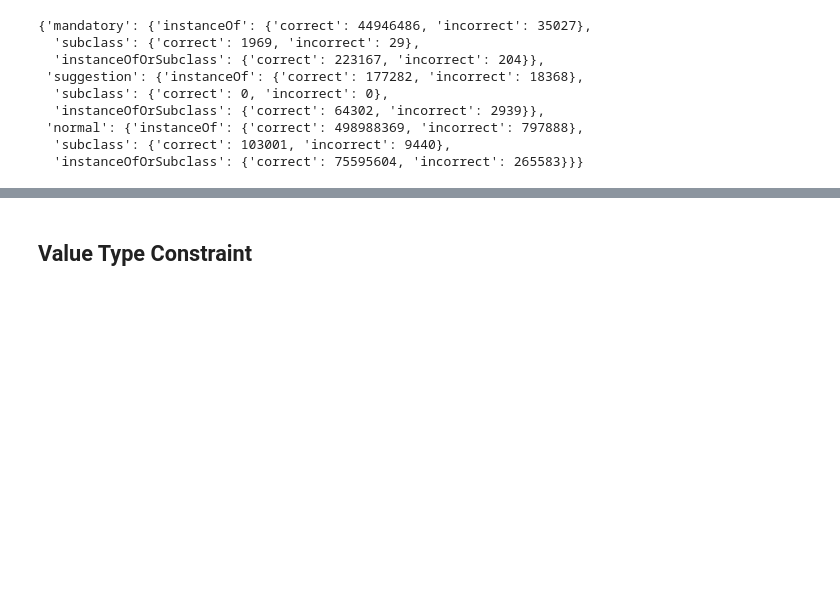
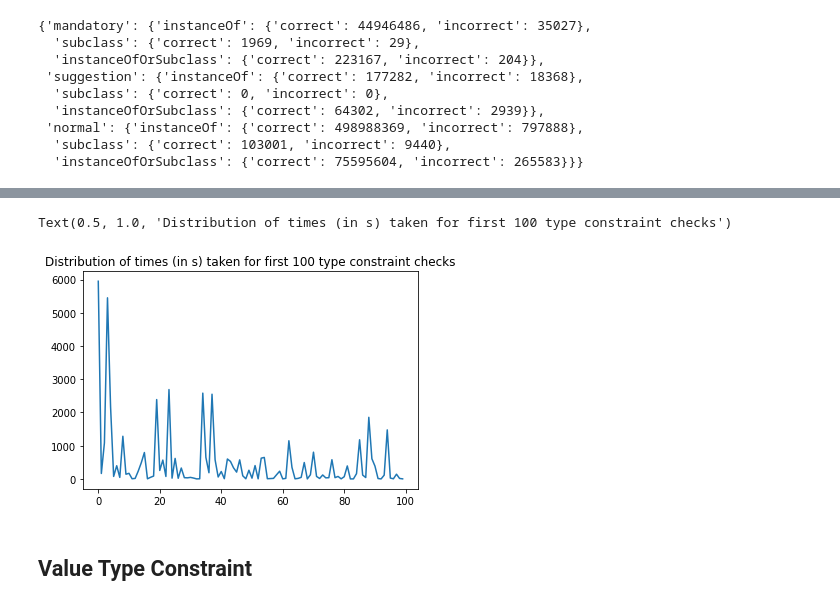
Before and after one commit to usc-isi-i2/wd-quality, a Jupyter notebook: Comprehensive Constraints Analysis.ipynb, the cells around one changed output, grey strips where cells are left out. Cells and saved outputs as stored; diff of their text form; code cells hidden in the pictures; blank space fills up the shorter version.

```diff
--- a/Comprehensive Constraints Analysis.ipynb
+++ b/Comprehensive Constraints Analysis.ipynb
@@ -337,0 +440,30 @@ typeConstViolations
+# %%
+import pandas as pd
+import os
+from tqdm.notebook import tqdm
+
+codepConstViolations = {}
+
+codepConstViolations = {}
+codepConstPropList = set()
+
+def extractTimes(filename):
+    times = []
+    with open(filename) as f:
+        for line in f:
+            if "real" in line:
+                line = line.strip()
+                time1 = line.split("\t")[1]
+                mins, sec = time1.split("m")
+                mins = int(mins)
+                sec = float(sec[:-1])
+                times.append(60 * mins + sec)
+    return times
+
+# codepConstViolationsSummary = {}
+times = []
+filePath = '/data/wd-correctness/propertiesSplit/checkViolations/exec_logs/'
+for filename in tqdm(os.listdir(filePath)):
+    if filename.startswith("TimedTypeConstraint_TimedTypeConstraintValidator"):
+        tempTimes = extractTimes(filePath + filename)
+        times += tempTimes
@@ -338,3 +482,9 @@ typeConstViolations
+# %%
+import seaborn as sns
+sns.lineplot(data=pd.Series(times)).set_title("Distribution of times (in s) taken for first 100 type constraint checks")
+# %% [output]
+Text(0.5, 1.0, 'Distribution of times (in s) taken for first 100 type constraint checks')
+[figure, added]
 # %% [markdown]
 ## Value Type Constraint
 # %% [markdown]
```
Also changed, not shown: parts of 149 cells of this notebook, 1 other file.
